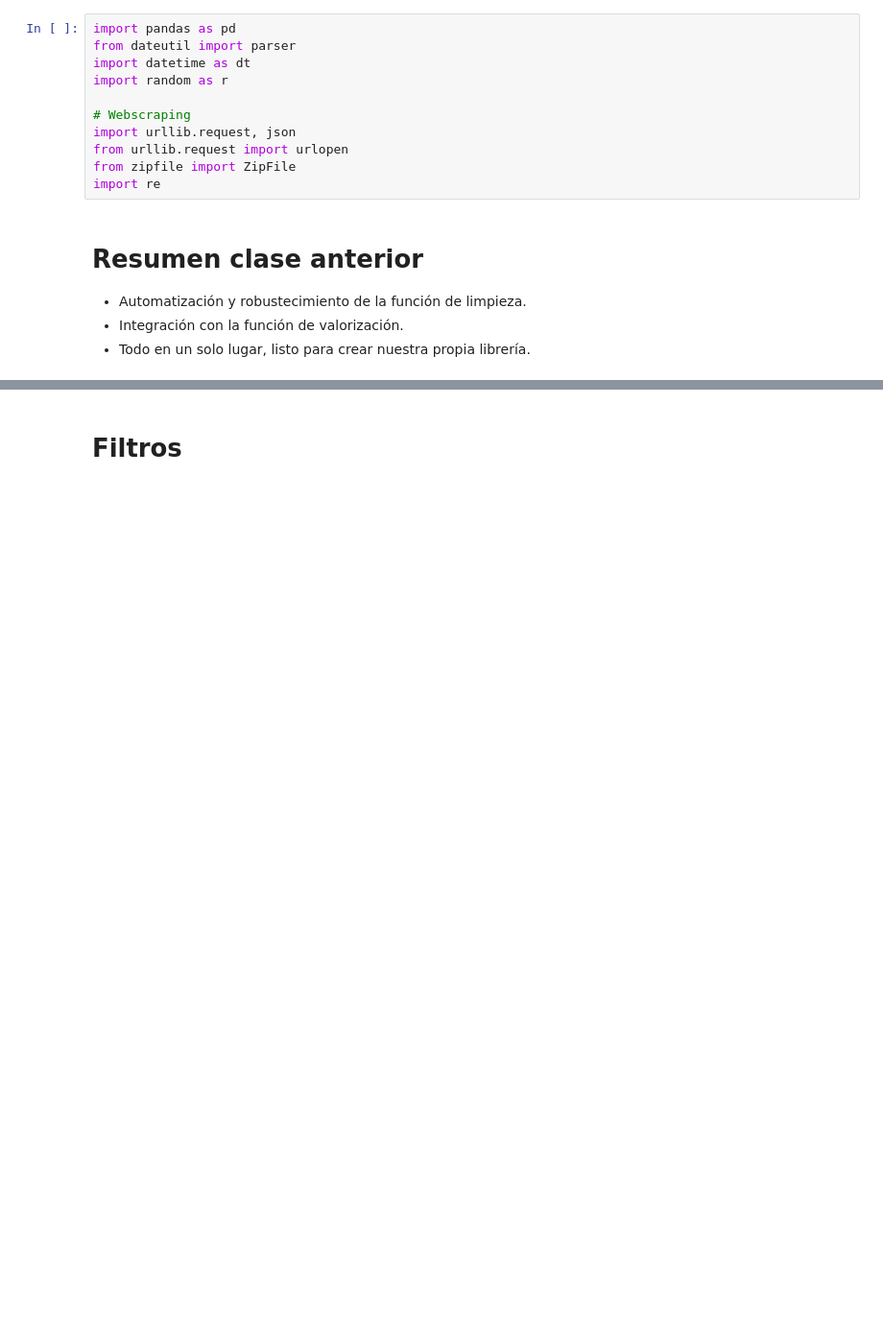
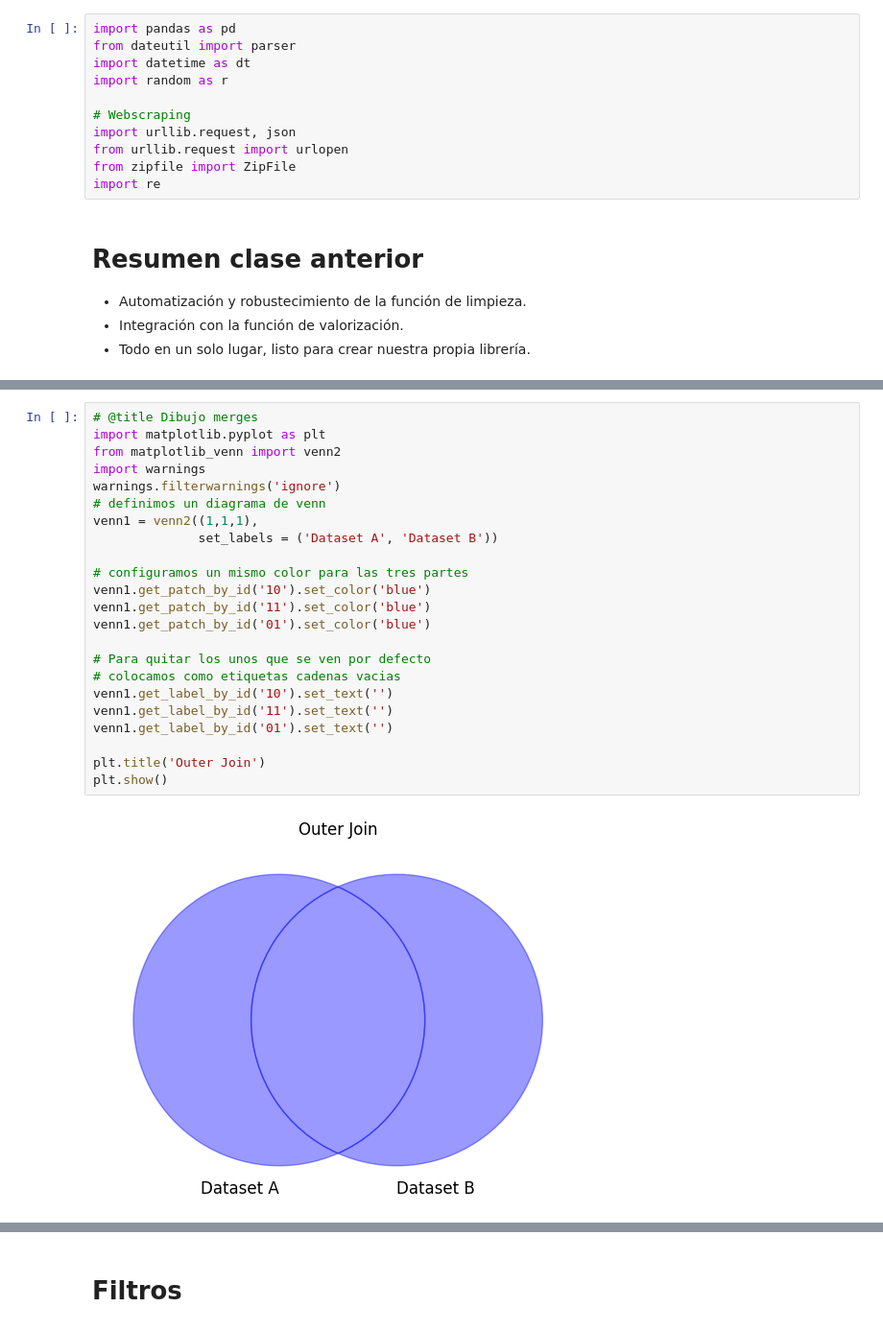
Before and after one commit to MarcoE25/Clases-Analisis-Datos, a Jupyter notebook: Clase_4_intermedio_202508.ipynb, the cells around one changed output, grey strips where cells are left out. Shown at 96% size. Drawn from its saved outputs; the diff is of its cells as text; blank space fills up the shorter version.

```diff
--- a/Clase_4_intermedio_202508.ipynb
+++ b/Clase_4_intermedio_202508.ipynb
@@ -181,0 +351,25 @@ df_bank_ejec
+# %%
+# @title Dibujo merges
+import matplotlib.pyplot as plt
+from matplotlib_venn import venn2
+import warnings
+warnings.filterwarnings('ignore')
+# definimos un diagrama de venn
+venn1 = venn2((1,1,1),
+              set_labels = ('Dataset A', 'Dataset B'))
+
+# configuramos un mismo color para las tres partes
+venn1.get_patch_by_id('10').set_color('blue')
+venn1.get_patch_by_id('11').set_color('blue')
+venn1.get_patch_by_id('01').set_color('blue')
+
+# Para quitar los unos que se ven por defecto
+# colocamos como etiquetas cadenas vacias
+venn1.get_label_by_id('10').set_text('')
+venn1.get_label_by_id('11').set_text('')
+venn1.get_label_by_id('01').set_text('')
+
+plt.title('Outer Join')
+plt.show()
+# %% [output]
+[figure, added]
```
Also changed, not shown: parts of 44 cells of this notebook.
